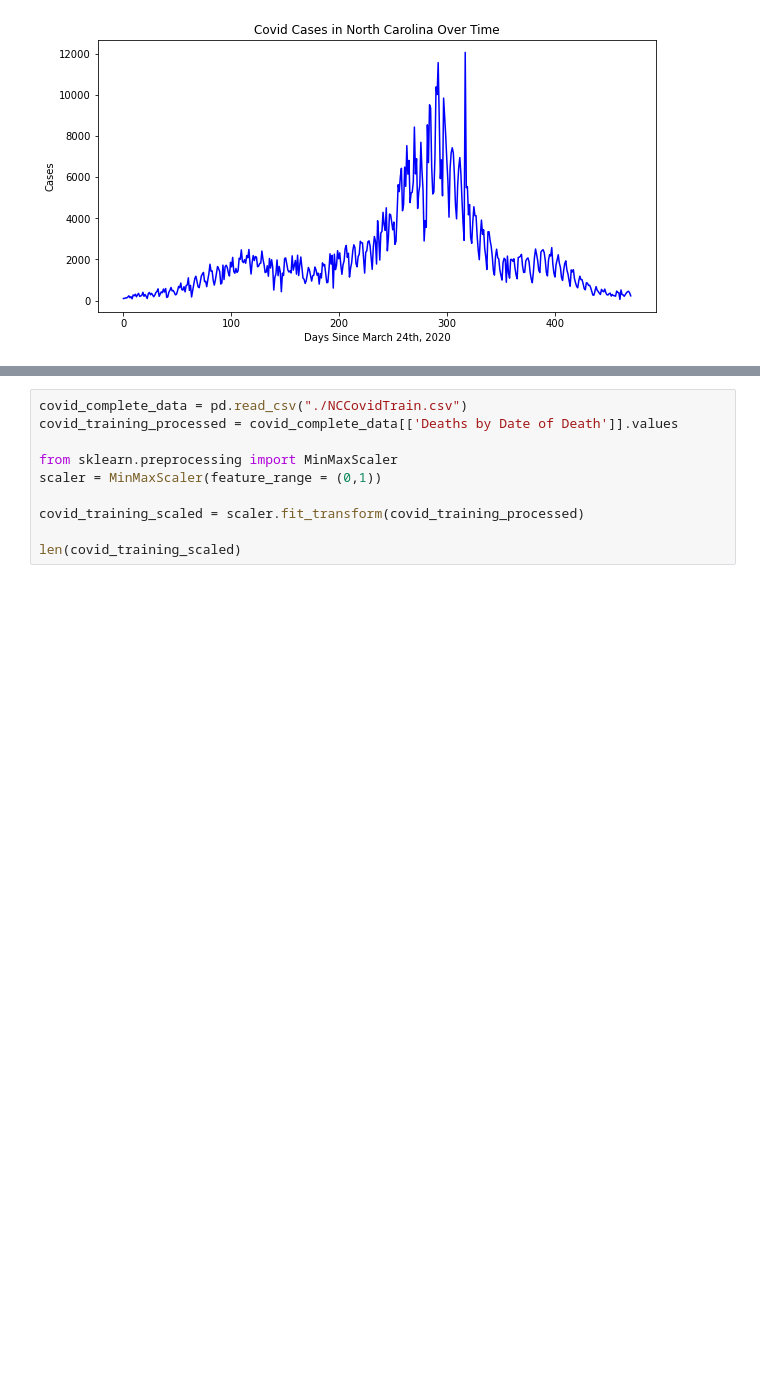
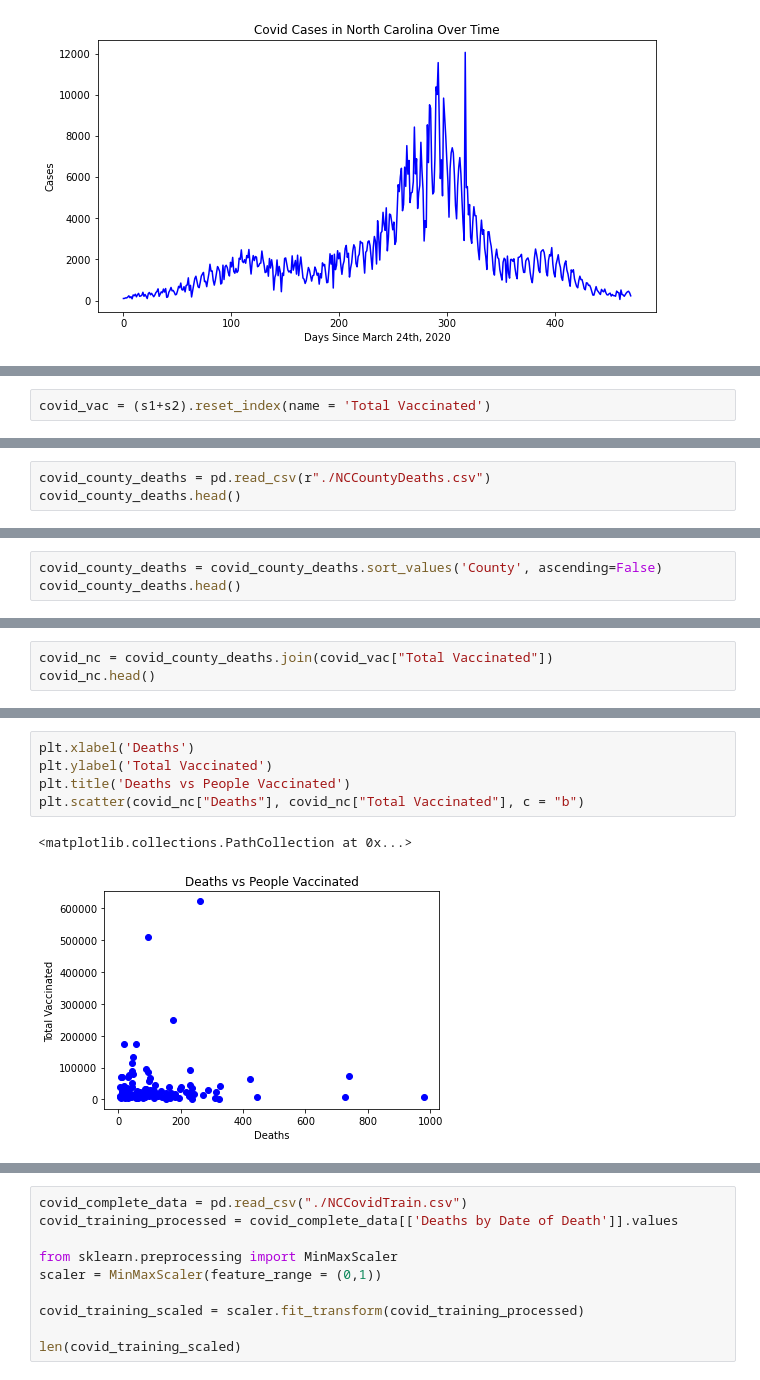
Before and after one commit to abhi-vinnakota/ValiantVaccinators, a Jupyter notebook: Valiant Vaccinators.ipynb, the cells around one changed output, grey strips where cells are left out. Cells and saved outputs as stored; diff of their text form; blank space fills up the shorter version.

```diff
--- a/Valiant Vaccinators.ipynb
+++ b/Valiant Vaccinators.ipynb
@@ -64,0 +116,2 @@ covid_america.head()
+# %%
+covid_vac = (s1+s2).reset_index(name = 'Total Vaccinated')
@@ -64,0 +127,3 @@ covid_america.head()
+# %%
+covid_county_deaths = pd.read_csv(r"./NCCountyDeaths.csv")
+covid_county_deaths.head()
@@ -64,0 +137,3 @@ covid_america.head()
+# %%
+covid_county_deaths = covid_county_deaths.sort_values('County', ascending=False)
+covid_county_deaths.head()
@@ -64,0 +147,3 @@ covid_america.head()
+# %%
+covid_nc = covid_county_deaths.join(covid_vac["Total Vaccinated"])
+covid_nc.head()
@@ -64,0 +157,8 @@ covid_america.head()
+# %%
+plt.xlabel('Deaths')
+plt.ylabel('Total Vaccinated')
+plt.title('Deaths vs People Vaccinated')
+plt.scatter(covid_nc["Deaths"], covid_nc["Total Vaccinated"], c = "b")
+# %% [output]
+<matplotlib.collections.PathCollection at 0x...>
+[figure, added]
```
Also changed, not shown: parts of 15 cells of this notebook.
